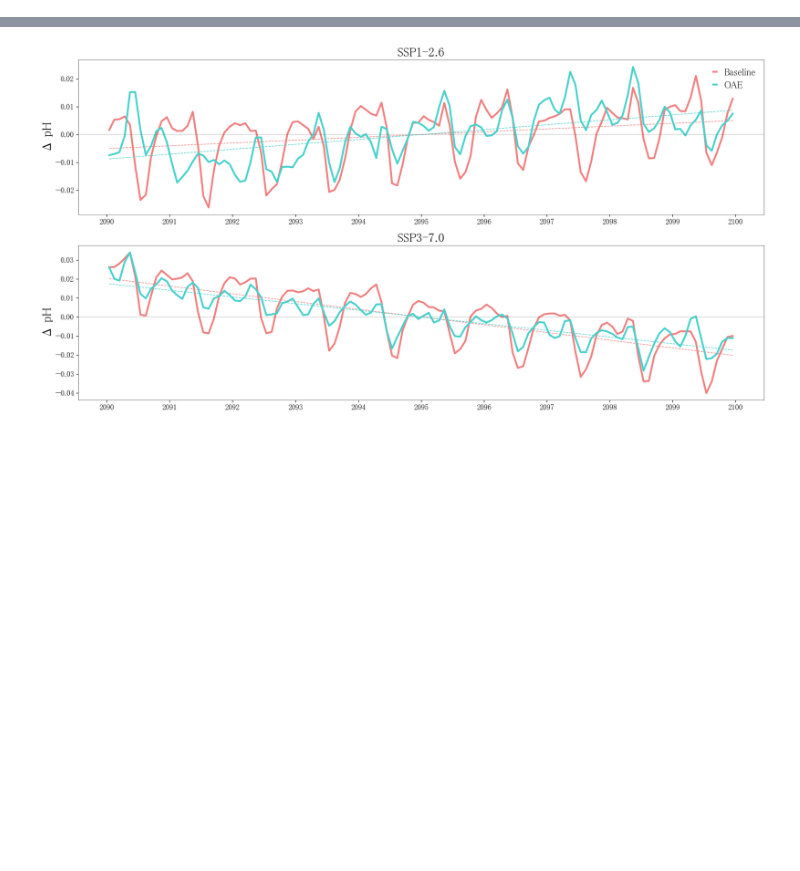
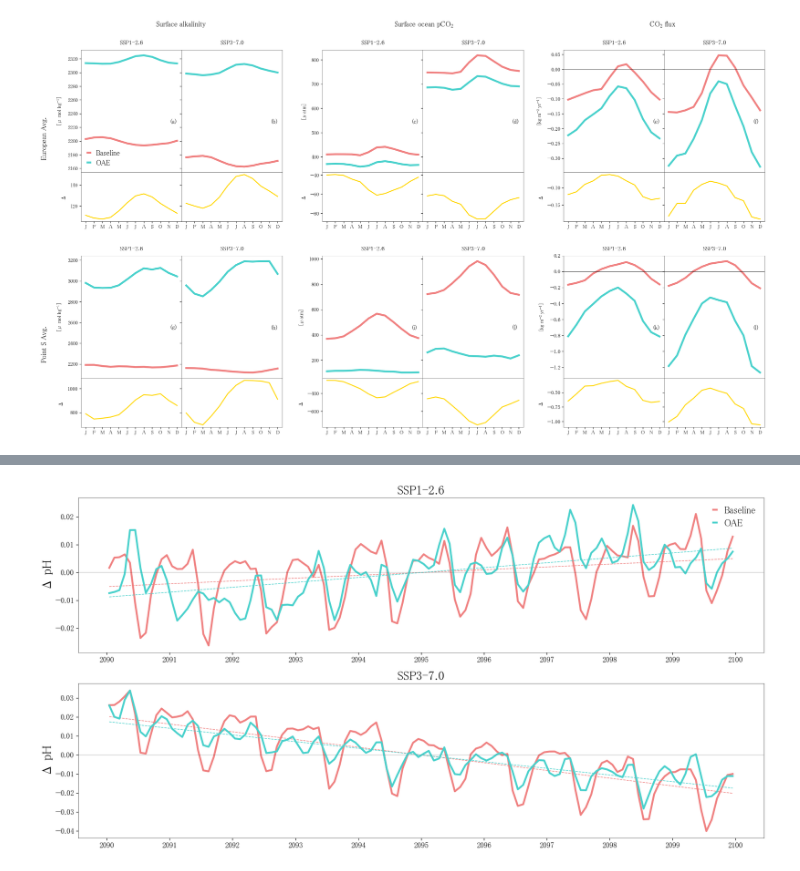
Before and after one commit to chiaraciscato/2026_ciscato_oae_seasonality, a Jupyter notebook: scripts/duplicate.ipynb, the cells around one changed output, grey strips where cells are left out. Drawn from its saved outputs; the diff is of its cells as text; code cells hidden in the pictures; blank space fills up the shorter version.

```diff
--- a/scripts/duplicate.ipynb
+++ b/scripts/duplicate.ipynb
@@ -293,34 +297,36 @@ for i in range(6):
 for i, ax in enumerate(axes):
     ax.tick_params(axis='both', which='major', labelsize=s)
 
     y = list(range(0,13))
     ax.set_xticks(np.arange(min(y), max(y), 1))
     labels = [item.get_text() for item in ax.get_xticklabels()]
     month_label = ['J','F','M','A','M','J','J','A','S','O','N','D']
 
     if i % 2 != 0:
         ax.set_xticklabels(month_label, fontsize=s)
     else:
         ax.xaxis.set_tick_params(labelleft=False)
 
 for location in ['left', 'bottom', 'right', 'top']:
     for ax in axes:
         ax.spines[location].set_linewidth(0.4)
 
 for n, ax in enumerate([axes[i] for i in range(0, 24, 2)]):
     ax.text(0.89, 0.40, f"{string.punctuation[7]}{string.ascii_lowercase[n]}{string.punctuation[8]}",
         transform=ax.transAxes, size=12, color='black')
 
-column_titles = ['Surface alkalinity', 'Surface ocean p$\mathregular{CO_{2}}$', '$\mathregular{CO_{2}}$ flux']
+column_titles = ['Surface alkalinity', 'Surface ocean p$\mathregular{CO_{2}}$', '        $\mathregular{CO_{2}}$ flux']
 for i, title in enumerate(column_titles):
-    fig.text(0.195 + i * 0.29, 0.9, title, fontsize=l)
+    fig.text(0.21 + i * 0.27, 0.895, title, fontsize=l)
 
 # Add row titles
 row_titles = ['European Avg.', 'Point S Avg.']
 for i, title in enumerate(row_titles):
-    fig.text(0.07, 0.81 - i * 0.13,title, ha='left', fontsize=l, rotation=90)
+    fig.text(0.08, 0.81 - i * 0.13,title, ha='left', fontsize=l, rotation=90)
 
 plt.savefig('/Users/chiaraciscato/Desktop/GEOMAR/2024_ciscato_oae_seasonality/out/lineplot.png', transparent=True)
 
 pass
+# %% [output]
+[figure, added]
 # %%
```
Also changed, not shown: parts of 9 cells of this notebook, 2 other files.
